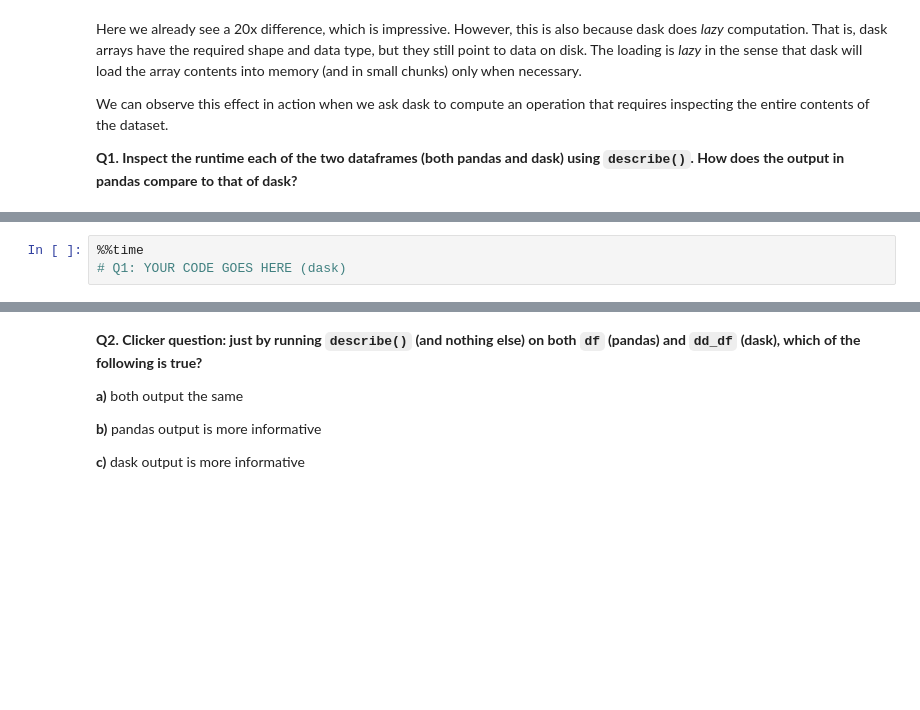
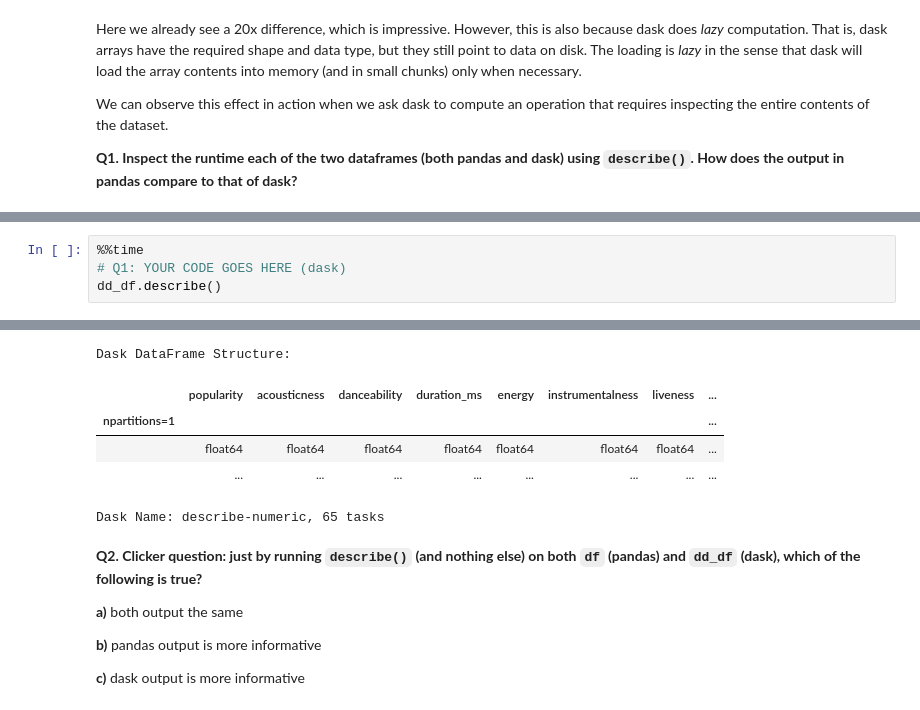
Before and after one commit to mitdbg/datascienceclass, a Jupyter notebook: lab_6/lab6_reversed_lecture.ipynb, the cells around one changed output, grey strips where cells are left out. Saved outputs shown, nothing was run; the diff lists cells and outputs as text; blank space fills up the shorter version.

```diff
--- a/lab_6/lab6_reversed_lecture.ipynb
+++ b/lab_6/lab6_reversed_lecture.ipynb
@@ -87,3 +106,5 @@ We can observe this effect in action when we ask dask to compute an operation th
 # %%
 %%time
 # Q1: YOUR CODE GOES HERE (dask)
+dd_df.describe()
+# %% [output]
@@ -90,3 +113,9 @@ We can observe this effect in action when we ask dask to compute an operation th
+Dask DataFrame Structure:
+|  | popularity | acousticness | danceability | duration_ms | energy | instrumentalness | liveness | ... |
+| npartitions=1 |  |  |  |  |  |  |  | ... |
+|  | float64 | float64 | float64 | float64 | float64 | float64 | float64 | ... |
+|  | ... | ... | ... | ... | ... | ... | ... | ... |
+Dask Name: describe-numeric, 65 tasks
 # %% [markdown]
 **Q2. Clicker question: just by running `describe()` (and nothing else) on both `df` (pandas) and `dd_df` (dask), which of the following is true?**
 
```
Also changed, not shown: parts of 32 cells of this notebook, 8 other files.
